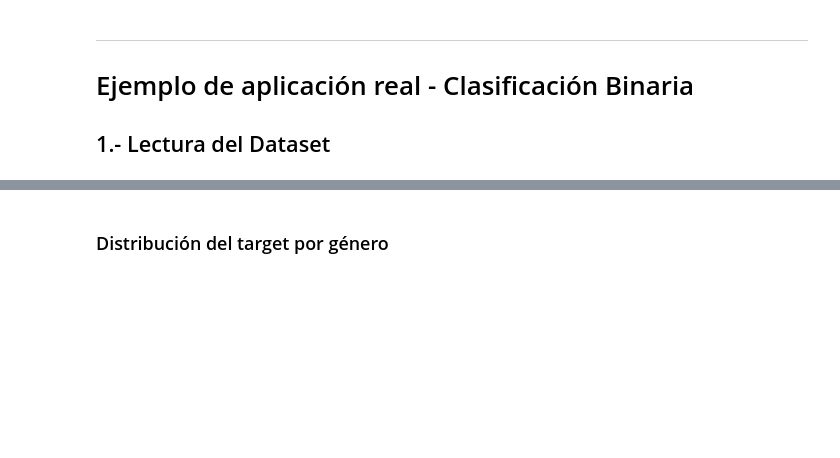
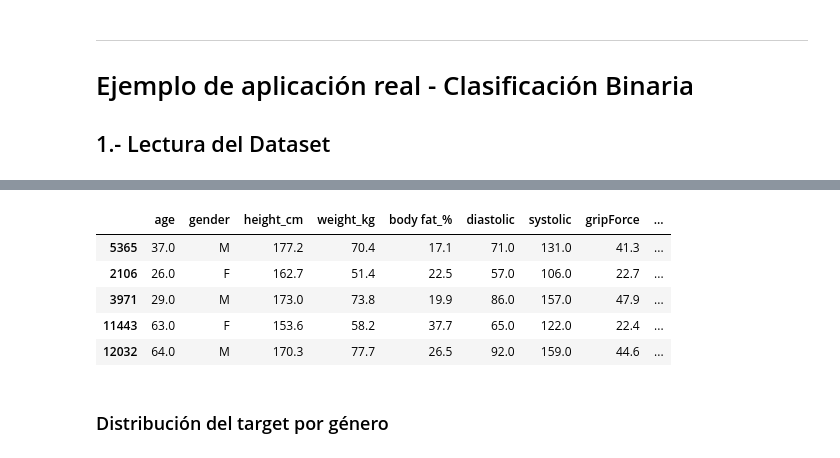
Before and after one commit to Telefonica/XAIoGraphs, a Jupyter notebook: notebooks/Ricardo/pruebas_fairness.ipynb, the cells around one changed output, grey strips where cells are left out. Cells and saved outputs as stored; diff of their text form; code cells hidden in the pictures; blank space fills up the shorter version.

```diff
--- a/notebooks/Ricardo/pruebas_fairness.ipynb
+++ b/notebooks/Ricardo/pruebas_fairness.ipynb
@@ -428,3 +455,18 @@ Tamaño del dataset (13393, 12)
+# %%
+df['rango_edad'] = df['age'].apply(lambda x: 10 if x < 20
+                                   else (20 if (x >= 20 and x < 30)
+                                         else (30 if (x >= 30 and x < 40)
+                                               else (40 if (x >= 40 and x < 50)
+                                                     else (50 if (x >= 50 and x < 60)
+                                                           else 60)))))
+df.sample(5)
+# %% [output]
+|  | age | gender | height_cm | weight_kg | body fat_% | diastolic | systolic | gripForce | ... |
+| 5365 | 37.0 | M | 177.2 | 70.4 | 17.1 | 71.0 | 131.0 | 41.3 | ... |
+| 2106 | 26.0 | F | 162.7 | 51.4 | 22.5 | 57.0 | 106.0 | 22.7 | ... |
+| 3971 | 29.0 | M | 173.0 | 73.8 | 19.9 | 86.0 | 157.0 | 47.9 | ... |
+| 11443 | 63.0 | F | 153.6 | 58.2 | 37.7 | 65.0 | 122.0 | 22.4 | ... |
+| 12032 | 64.0 | M | 170.3 | 77.7 | 26.5 | 92.0 | 159.0 | 44.6 | ... |
 # %% [markdown]
 ### Distribución del target por género
 # %%
```
Also changed, not shown: parts of 8 cells of this notebook, 18 other files.
